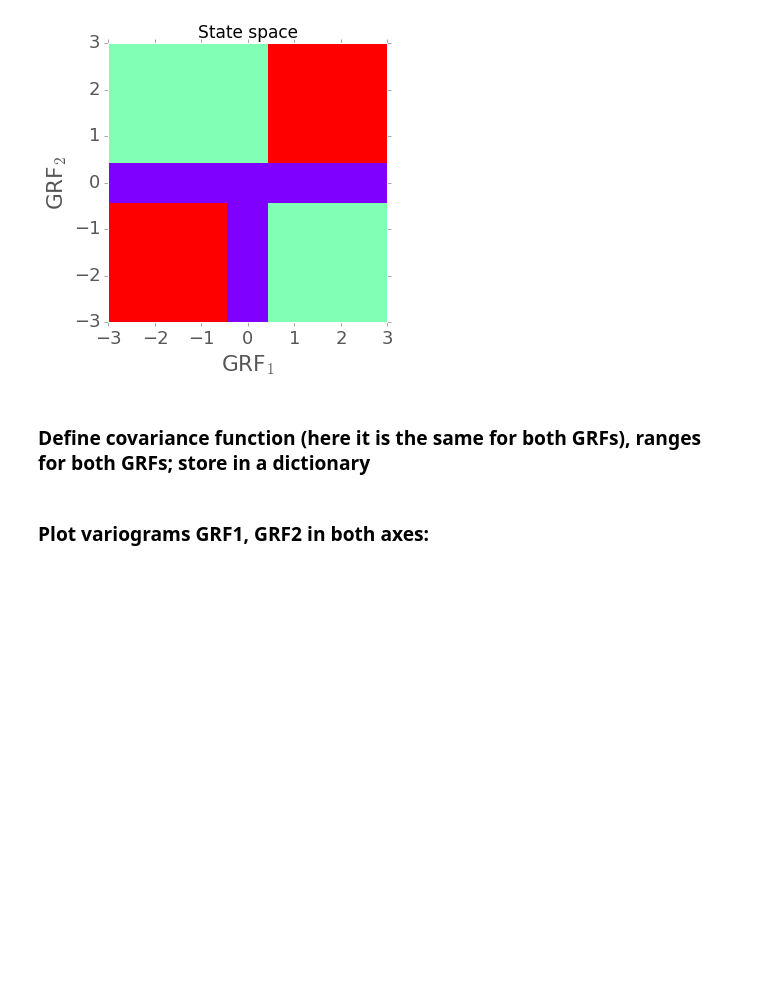
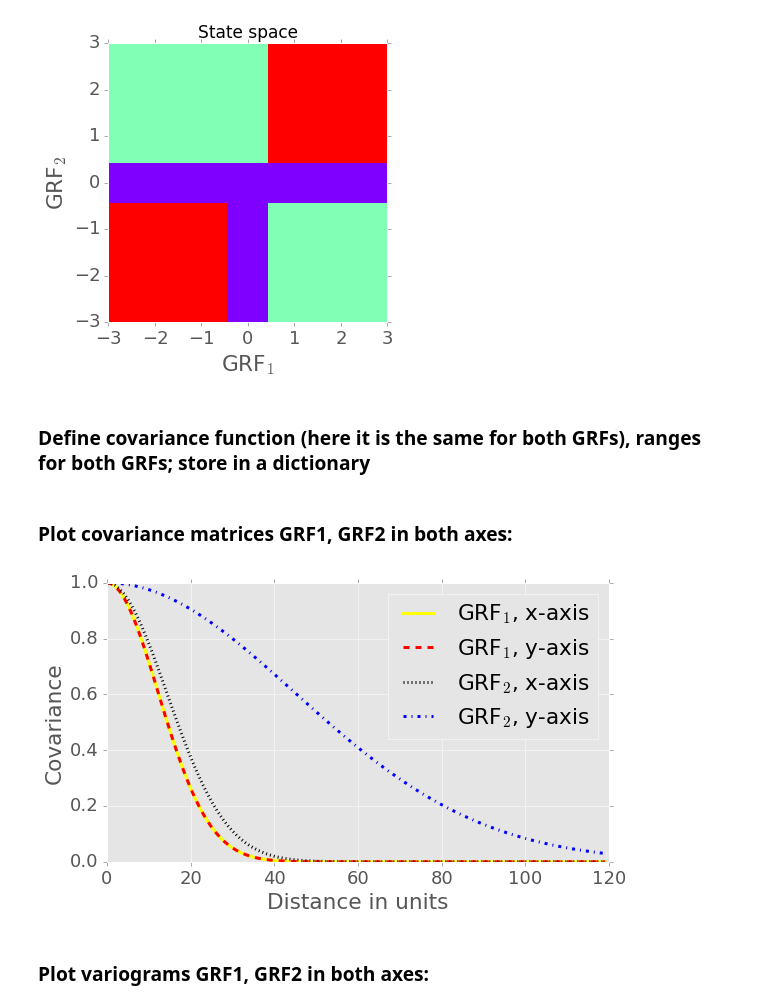
Before and after one commit to lynochka/TPG, a Jupyter notebook: simpleExampleTPG.ipynb, the cells around one changed output. Cells and saved outputs as stored; diff of their text form; code cells hidden in the pictures; blank space fills up the shorter version.

```diff
--- a/simpleExampleTPG.ipynb
+++ b/simpleExampleTPG.ipynb
@@ -96,6 +96,26 @@ plt.ylabel("GRF$_2$")
 dictVariograms = {"Gaussian1" : {'a_x' : 30.0, 'a_y' :30.0}, \
                   "Gaussian2" : {'a_x' : 35.0, 'a_y' :110.0},
                   "covFunc" : lambda h : np.exp(-3*h**1.999)}
+# %% [markdown]
+### Plot covariance matrices GRF1, GRF2 in both axes:
+# %%
+lagsToPlot = np.arange(0,120)
+covFunc = dictVariograms["covFunc"]
+
+plt.plot(lagsToPlot, [covFunc(h/dictVariograms['Gaussian1']['a_x']) for h in lagsToPlot],\
+         label="GRF$_1$, x-axis", color = 'yellow')
+plt.plot(lagsToPlot, [covFunc(h/dictVariograms['Gaussian1']['a_y']) for h in lagsToPlot],\
+         label="GRF$_1$, y-axis",linestyle='--', color = 'red')
+plt.plot(lagsToPlot, [covFunc(h/dictVariograms['Gaussian2']['a_x']) for h in lagsToPlot],\
+         label="GRF$_2$, x-axis",linestyle=':', color = 'black')
+plt.plot(lagsToPlot, [covFunc(h/dictVariograms['Gaussian2']['a_y']) for h in lagsToPlot],\
+         label="GRF$_2$, y-axis",linestyle='-.', color = 'blue')
+plt.legend(loc=0)
+plt.xlabel('Distance in units')
+plt.ylabel('Covariance')
+None
+# %% [output]
+[figure, added]
 # %% [markdown]
 ### Plot variograms GRF1, GRF2 in both axes:
 # %%
```
Also changed, not shown: parts of 2 cells of this notebook.
